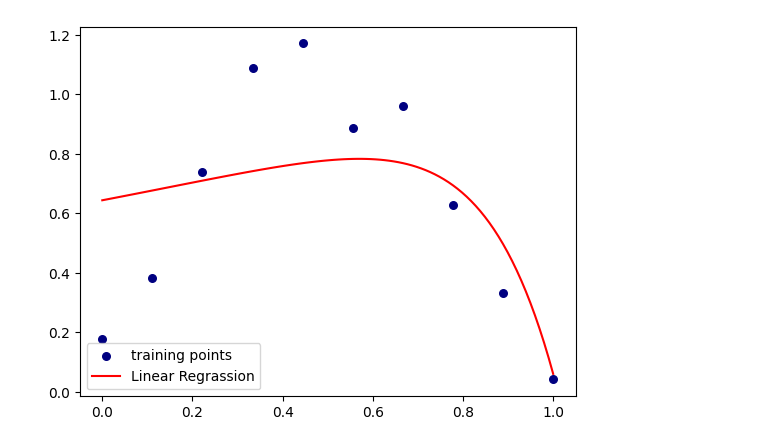
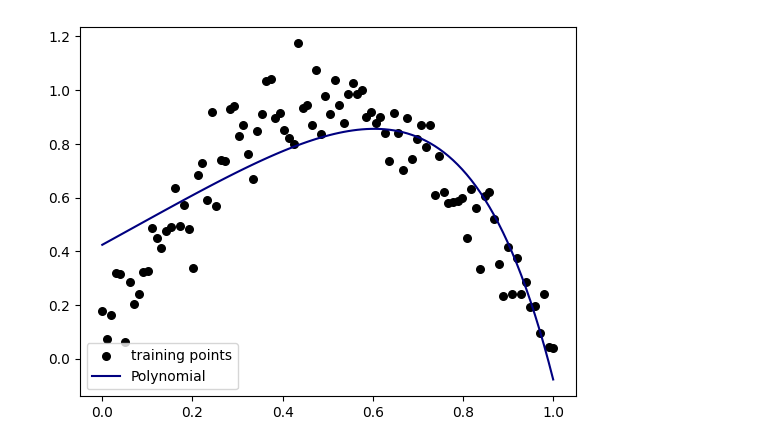
Before and after one commit to R-m1n/SBU, a Jupyter notebook: Machine Learning/assignment-a.ipynb, the cells around one changed output. Drawn from its saved outputs; the diff is of its cells as text; code cells hidden in the pictures.

```diff
--- a/Machine Learning/assignment-a.ipynb
+++ b/Machine Learning/assignment-a.ipynb
@@ -3,7 +3,7 @@ import numpy as np
 import matplotlib.pyplot as plt
 # %%
 np.random.seed(0)
-n = 10
+n = 100
 
 X = np.linspace(0, 1, n)[:, np.newaxis]
 Y = np.sin(np.pi * X) + 0.1 * np.random.normal(size=n)[:, np.newaxis]
@@ -15,10 +15,10 @@ class LinearRegression():
         self.w = np.zeros(self.degree)
         self.b = 0
 
-        self.model = lambda x: self.w.dot(self._preprocess(x)) + self.b
+        self.model = lambda x: self.w.dot(x) + self.b
 
     def __call__(self, x):
-        return self.model(x)
+        return self.model(self._preprocess(x))
 
     def train(self, X, Y, epoch = 10, learning_rate = 0.01, lasso = 0, ridge = 0):
         m = len(X)
@@ -29,9 +29,7 @@ class LinearRegression():
             cost = 0
 
             for index in range(m):
-                x, y = X.item(index), Y.item(index)
-
-                preprocessed_x = self._preprocess(x)
+                x, y = self._preprocess(X.item(index)), Y.item(index)
 
                 prediction = self.model(x)
 
@@ -39,26 +37,22 @@ class LinearRegression():
 
                 loss = (error ** 2) / 2
 
-                l1 = ((lasso / 2 * m) * abs(self.w).sum())
+                cost += loss
 
-                l2 = ((ridge / 2 * m) * (self.w ** 2).sum())
+                self.w -= learning_rate * ((error * x) + ((ridge * self.w) / m) + (lasso / (2 * m)))
 
-                cost += loss + l1 + l2
+                self.b -= learning_rate * error
 
-                w_update = self.w - (learning_rate * ((error * preprocessed_x) + ((ridge * self.w) / m) + (lasso / (2 * m))))
+            l1 = ((lasso / 2 * m) * abs(self.w).sum())
 
-                b_update = self.b - (learning_rate * error)
+            l2 = ((ridge / 2 * m) * (self.w ** 2).sum())
 
-                self.w = w_update
-
-                self.b = b_update
-
-            costs.append(cost / m)
+            costs.append((cost / m) + l1 + l2)
 
         return costs
 
     def _preprocess(self, x):
         return np.array([x ** i for i in range(1, self.degree + 1)])
 # %%
-model = LinearRegression(9)
-costs = model.train(X, Y, 60, 0.01)
+poly = LinearRegression(9)
+poly_costs = poly.train(X, Y, 100, 0.01)
@@ -70,11 +76,15 @@ plt.show()
 # %%
-X_plot = np.linspace(0, 1, 100)[:, np.newaxis]
+X_dummy = np.linspace(0, 1, 100)[:, np.newaxis]
 
-Y_plot = np.array(list(map(model, X_plot)))
+plt.scatter(X, Y, color='black', s=30, marker='o', label="training points")
 
-plt.scatter(X, Y, color='navy', s=30, marker='o', label="training points")
-plt.plot(X_plot, Y_plot, color='red', label="Linear Regrassion")
+plt.plot(X_dummy, np.array(list(map(poly, X_dummy))), color='navy', label="Polynomial")
+
+# plt.plot(X_dummy, np.array(list(map(ridge_poly, X_dummy))), color='green', label="Polynomial Ridge")
+
+# plt.plot(X_dummy, np.array(list(map(lasso_poly, X_dummy))), color='red', label="Polynomial Lasso")
+
 plt.legend(loc='lower left')
 plt.show()
 # %% [output]
-[figure, old version]
+[figure, new version]
```
Also changed, not shown: parts of 4 cells of this notebook.
